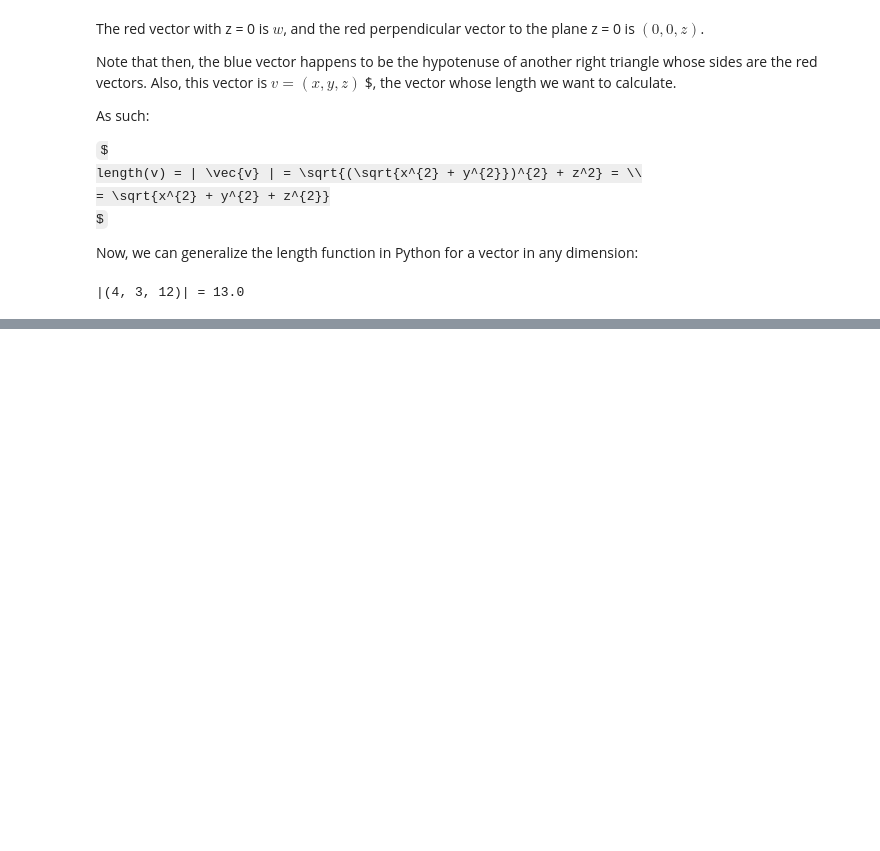
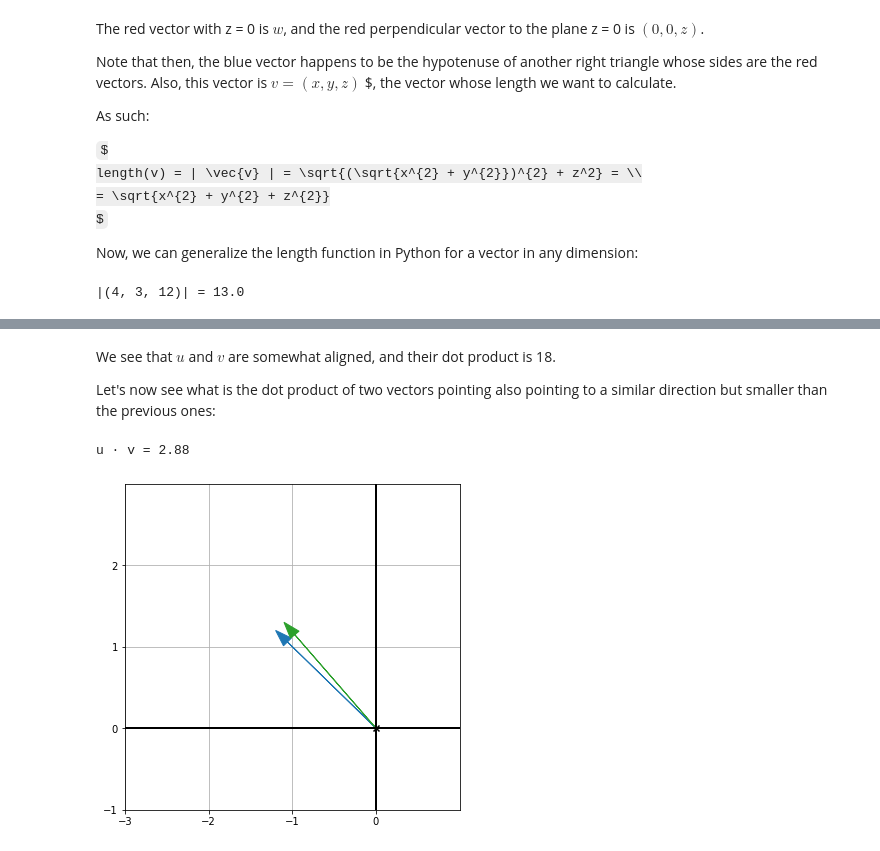
Before and after one commit to sergiofgonzalez/math-workbench, a Jupyter notebook: 02-the-3d-space/01-the-3d-space-notebook/vectors-in-3d.ipynb, the cells around one changed output, grey strips where cells are left out. Saved outputs shown, nothing was run; the diff lists cells and outputs as text; code cells hidden in the pictures; some formulas as TeX source; blank space fills up the shorter version.

```diff
--- a/02-the-3d-space/01-the-3d-space-notebook/vectors-in-3d.ipynb
+++ b/02-the-3d-space/01-the-3d-space-notebook/vectors-in-3d.ipynb
@@ -265,0 +317,19 @@ While the *polar coordinates* in 2D were conducive to rotations, as with a simpl
+# %% [markdown]
+We see that $ u $ and $ v $ are somewhat aligned, and their dot product is 18.
+
+Let's now see what is the dot product of two vectors pointing also pointing to a similar direction but smaller than the previous ones:
+# %%
+u = (-1.2, 1.2)
+v = (-1.1, 1.3)
+
+dot_product_result = dot_product(u, v)
+
+print('u · v = {}'.format(dot_product_result))
+
+draw2d(
+    Arrow2D(u, color=blue),
+    Arrow2D(v, color=green)
+)
+# %% [output]
+u · v = 2.88
+[figure, added]
```
Also changed, not shown: parts of 21 cells of this notebook, 3 other files.
